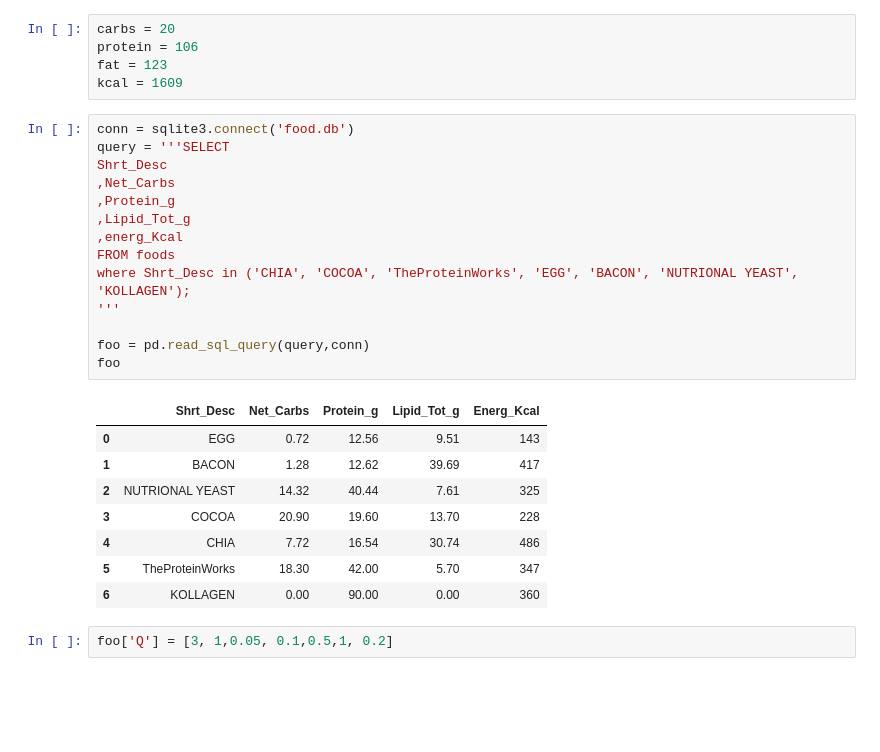
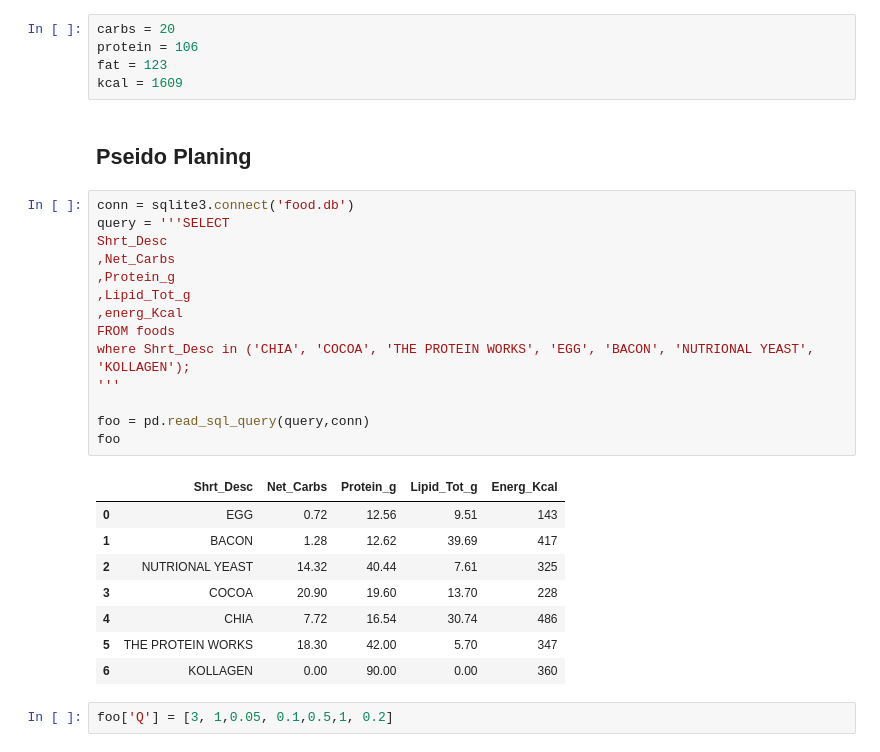
Before and after one commit to Amarilda/KPI, a Jupyter notebook: green foods.ipynb, the cells around one changed output. Saved outputs shown, nothing was run; the diff lists cells and outputs as text; blank space fills up the shorter version.

```diff
--- a/green foods.ipynb
+++ b/green foods.ipynb
@@ -152,28 +125,30 @@ carbs = 20
 protein = 106
 fat = 123
 kcal = 1609
+# %% [markdown]
+## Pseido Planing
 # %%
 conn = sqlite3.connect('food.db')
 query = '''SELECT
 Shrt_Desc
 ,Net_Carbs
 ,Protein_g
 ,Lipid_Tot_g
 ,energ_Kcal
 FROM foods
-where Shrt_Desc in ('CHIA', 'COCOA', 'TheProteinWorks', 'EGG', 'BACON', 'NUTRIONAL YEAST', 'KOLLAGEN');
+where Shrt_Desc in ('CHIA', 'COCOA', 'THE PROTEIN WORKS', 'EGG', 'BACON', 'NUTRIONAL YEAST', 'KOLLAGEN');
 '''
 
 foo = pd.read_sql_query(query,conn)
 foo
 # %% [output]
 |  | Shrt_Desc | Net_Carbs | Protein_g | Lipid_Tot_g | Energ_Kcal |
 | 0 | EGG | 0.72 | 12.56 | 9.51 | 143 |
 | 1 | BACON | 1.28 | 12.62 | 39.69 | 417 |
 | 2 | NUTRIONAL YEAST | 14.32 | 40.44 | 7.61 | 325 |
 | 3 | COCOA | 20.90 | 19.60 | 13.70 | 228 |
 | 4 | CHIA | 7.72 | 16.54 | 30.74 | 486 |
-| 5 | TheProteinWorks | 18.30 | 42.00 | 5.70 | 347 |
+| 5 | THE PROTEIN WORKS | 18.30 | 42.00 | 5.70 | 347 |
 | 6 | KOLLAGEN | 0.00 | 90.00 | 0.00 | 360 |
 # %%
 foo['Q'] = [3, 1,0.05, 0.1,0.5,1, 0.2]
```
Also changed, not shown: parts of 23 cells of this notebook.
